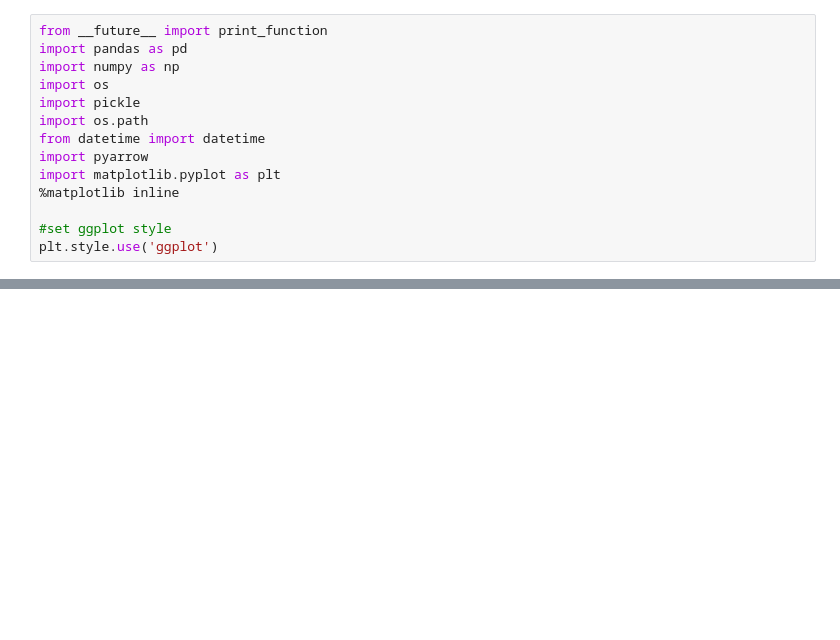
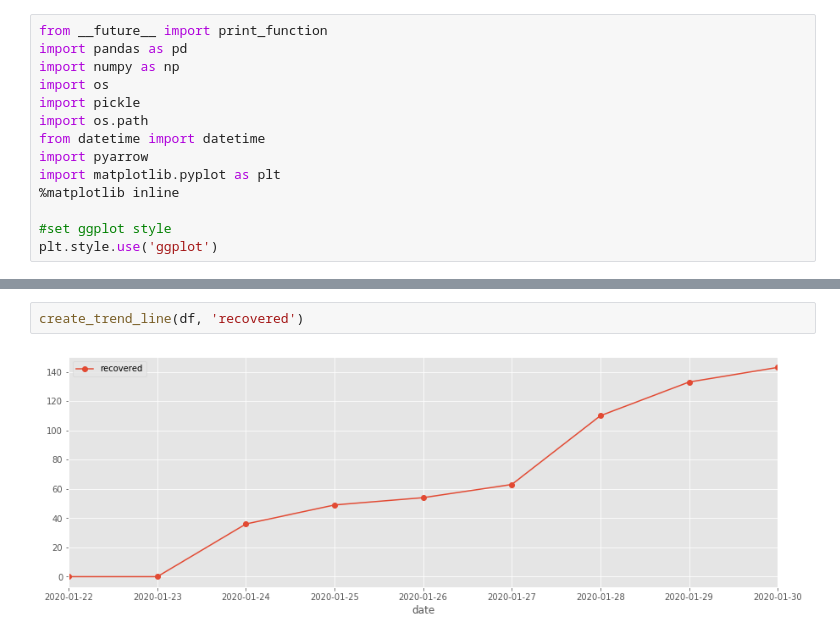
Before and after one commit to AaronWard/covidify, a Jupyter notebook: data_exploration.ipynb, the cells around one changed output, grey strips where cells are left out. Drawn from its saved outputs; the diff is of its cells as text; blank space fills up the shorter version.

```diff
--- a/data_exploration.ipynb
+++ b/data_exploration.ipynb
@@ -95,0 +39,4 @@ yeah
+# %%
+create_trend_line(df, 'recovered')
+# %% [output]
+[figure, added]
```
Also changed, not shown: parts of 20 cells of this notebook.
